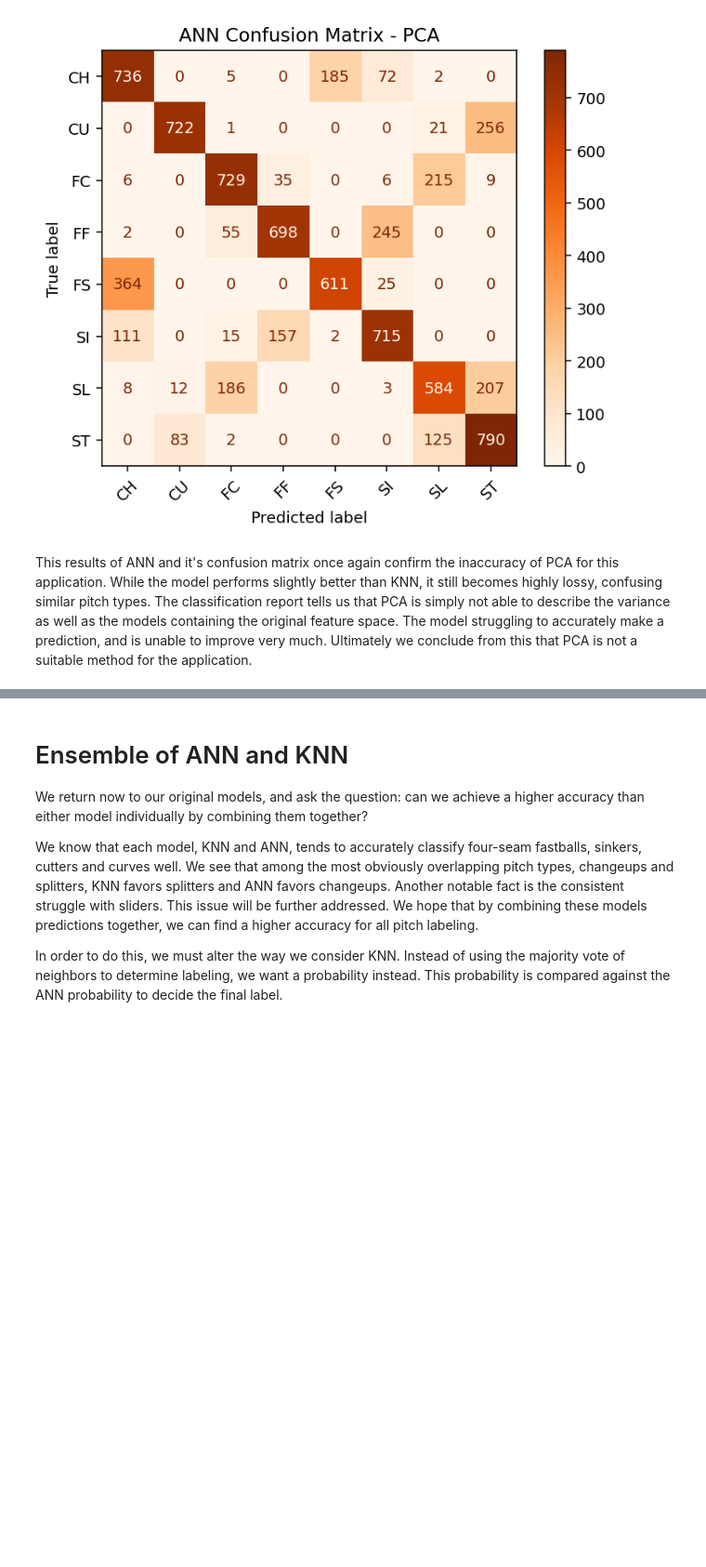
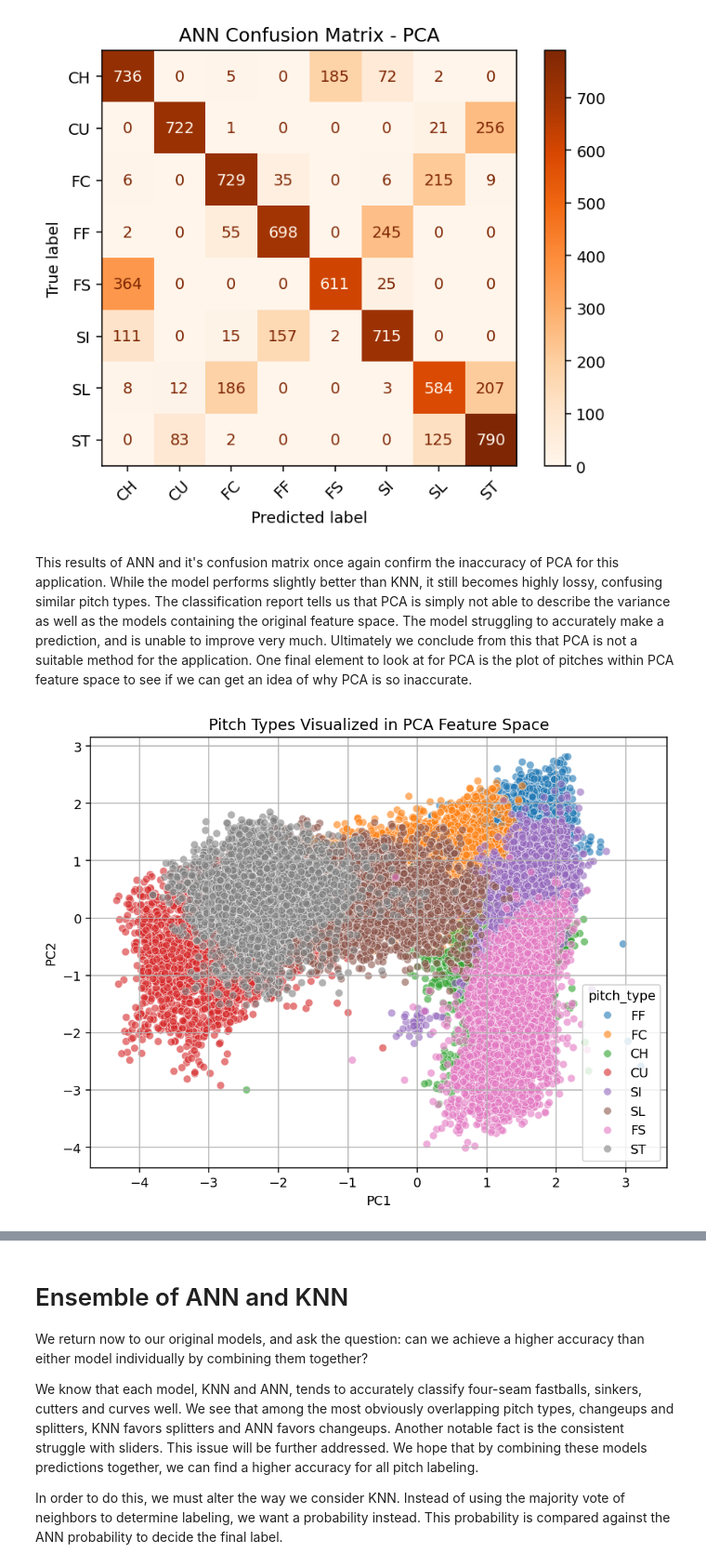
Before and after one commit to brettcastro2004/Pitch-Classification-Model, a Jupyter notebook: Pitch_Classification_Model.ipynb, the cells around one changed output, grey strips where cells are left out. Shown at 93% size. Saved outputs shown, nothing was run; the diff lists cells and outputs as text; code cells hidden in the pictures; blank space fills up the shorter version.

```diff
--- a/Pitch_Classification_Model.ipynb
+++ b/Pitch_Classification_Model.ipynb
@@ -761,4 +761,30 @@ plt.show()
 <Figure size 1120x840 with 0 Axes>
 [figure]
 # %% [markdown]
-This results of ANN and it's confusion matrix once again confirm the inaccuracy of PCA for this application. While the model performs slightly better than KNN, it still becomes highly lossy, confusing similar pitch types. The classification report tells us that PCA is simply not able to describe the variance as well as the models containing the original feature space. The model struggling to accurately make a prediction, and is unable to improve very much. Ultimately we conclude from this that PCA is not a suitable method for the application.
+This results of ANN and it's confusion matrix once again confirm the inaccuracy of PCA for this application. While the model performs slightly better than KNN, it still becomes highly lossy, confusing similar pitch types. The classification report tells us that PCA is simply not able to describe the variance as well as the models containing the original feature space. The model struggling to accurately make a prediction, and is unable to improve very much. Ultimately we conclude from this that PCA is not a suitable method for the application. One final element to look at for PCA is the plot of pitches within PCA feature space to see if we can get an idea of why PCA is so inaccurate.
+# %%
+scaler = StandardScaler()
+X_scaled = scaler.fit_transform(df[numeric_columns])
+
+pca = PCA(n_components=2)
+pc = pca.fit_transform(X_scaled)
+
+df["pc1"] = pc[:,0]
+df["pc2"] = pc[:,1]
+
+plt.figure(figsize=(8,6))
+sns.scatterplot(
+    data=df,
+    x="pc1",
+    y="pc2",
+    hue="pitch_type",
+    palette="tab10",
+    alpha=0.6
+)
+plt.title("Pitch Types Visualized in PCA Feature Space")
+plt.xlabel("PC1")
+plt.ylabel("PC2")
+plt.grid(True)
+plt.show()
+# %% [output]
+[figure, added]
```
Also changed, not shown: parts of 1 cell of this notebook.
